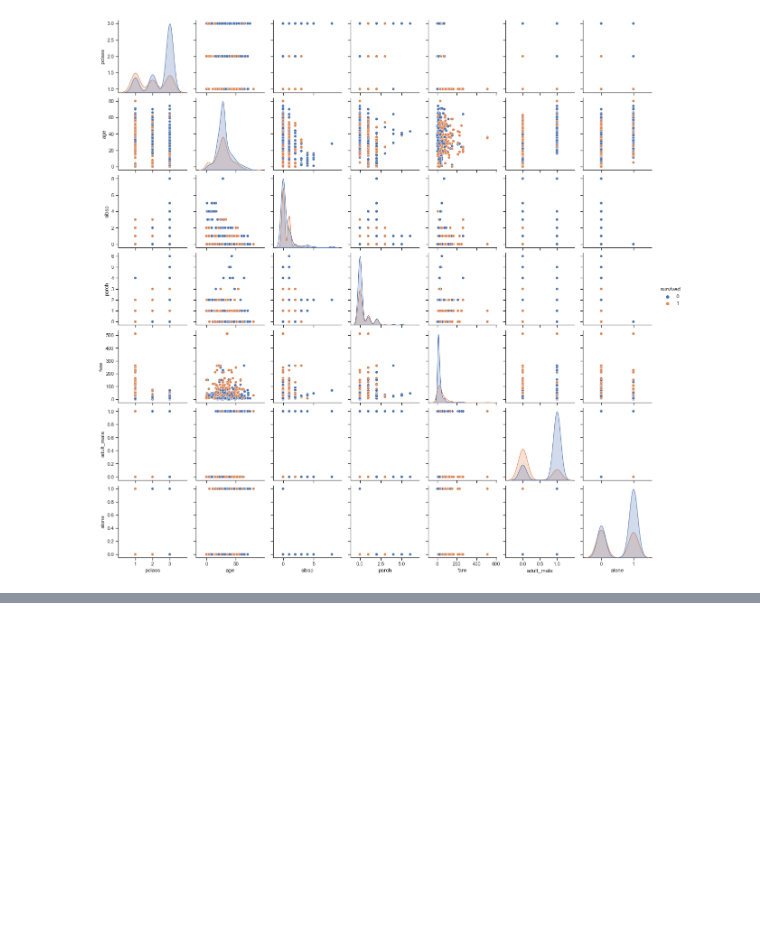
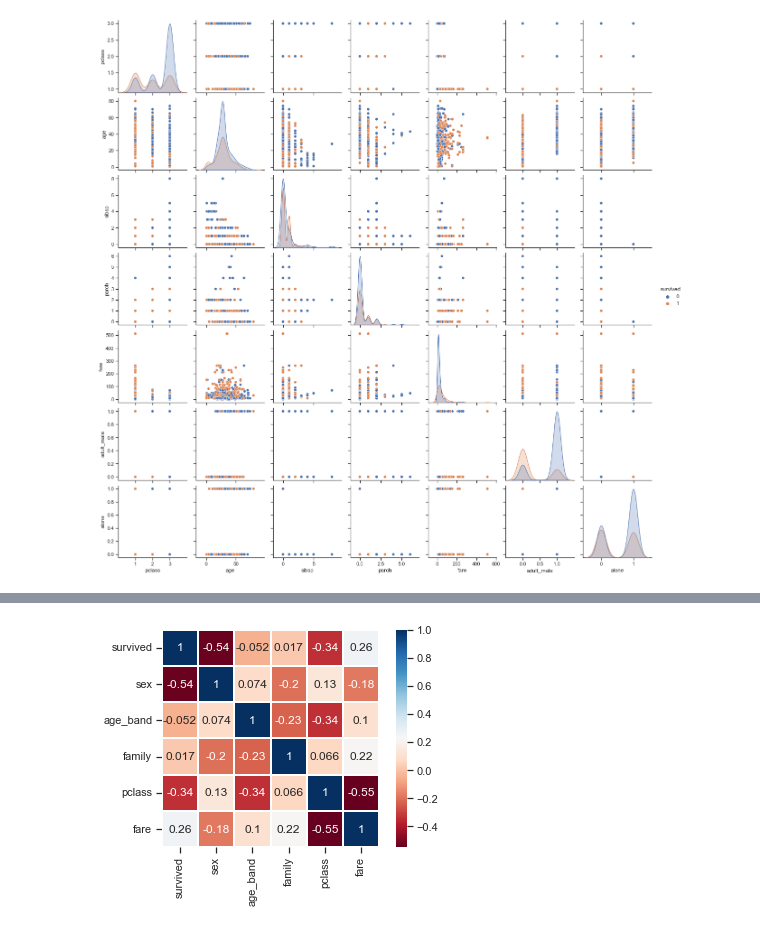
Before and after one commit to 121click/studybigdata, a Jupyter notebook: day04/titanic_survival_analysis.ipynb, the cells around one changed output, grey strips where cells are left out. Saved outputs shown, nothing was run; the diff lists cells and outputs as text; code cells hidden in the pictures; blank space fills up the shorter version.

```diff
--- a/day04/titanic_survival_analysis.ipynb
+++ b/day04/titanic_survival_analysis.ipynb
@@ -244,0 +260,20 @@ plt.show()
+# %%
+def category_age(x):
+    if x < 10:
+        return 0
+    elif x < 20:
+        return 1
+    elif x < 30:
+        return 2
+    elif x < 40:
+        return 3
+    elif x < 50:
+        return 4
+    elif x < 60:
+        return 5
+    elif x < 70:
+        return 6
+    else:
+        return 7
+# %%
+titanic['age_band'] = titanic['age'].apply(category_age)
@@ -244,0 +296,4 @@ plt.show()
+# %%
+titanic['sex'] = titanic['sex'].map({'male':1,'female':0})
+# %%
+titanic['family'] = titanic['sibsp'] + titanic['parch']+1
@@ -244,0 +302,8 @@ plt.show()
+# %%
+heatmap_data = titanic[['survived','sex','age_band','family','pclass','fare']]
+color_map = plt.cm.RdBu
+
+sns.heatmap(data=heatmap_data.astype(float).corr(), linewidths=0.1, square=True, cmap = color_map, annot=True)
+plt.show()
+# %% [output]
+[figure, added]
```
Also changed, not shown: parts of 7 cells of this notebook, 17 other files.
